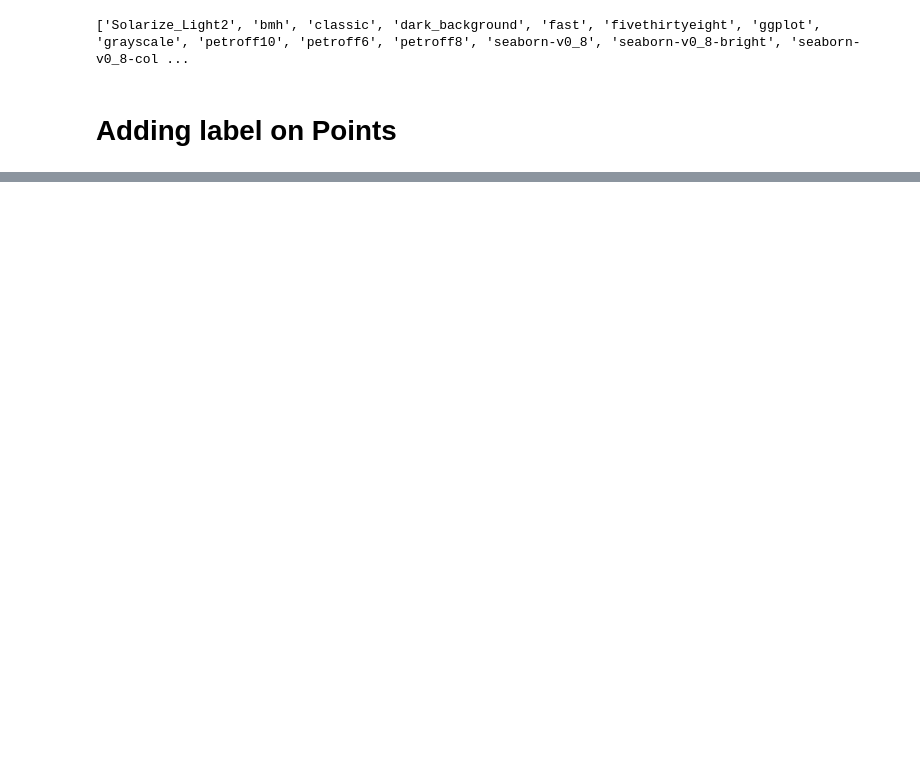
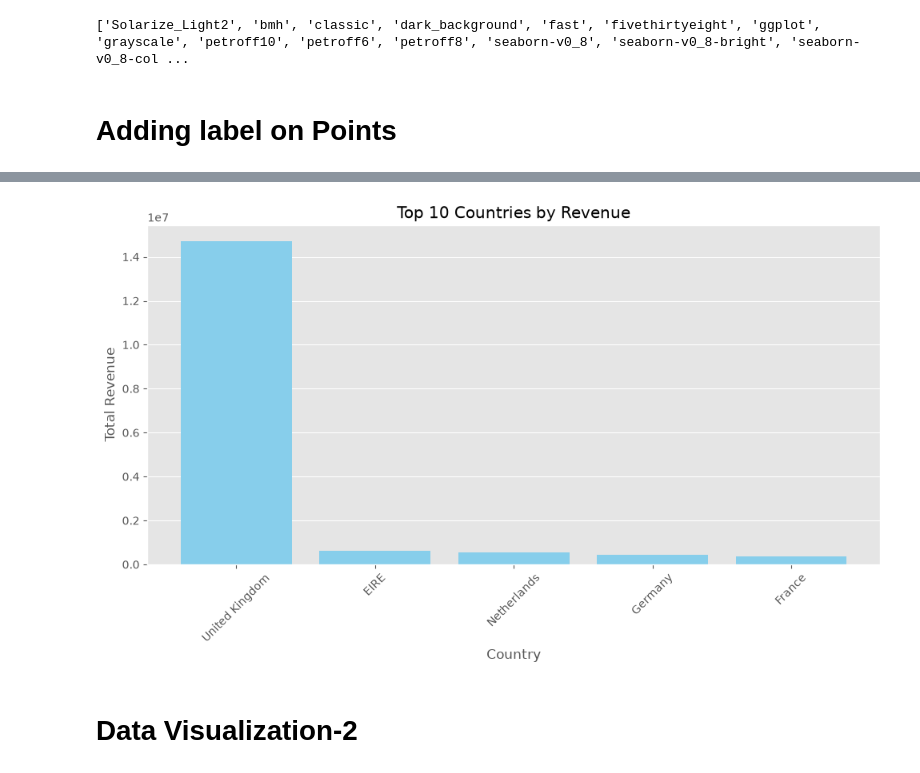
Before and after one commit to Shubham141-Git/Data-Science-Learning, a Jupyter notebook: level_2/Data Visualization/01-03-2026/July-23-2026.ipynb, the cells around one changed output, grey strips where cells are left out. Cells and saved outputs as stored; diff of their text form; code cells hidden in the pictures; blank space fills up the shorter version.

```diff
--- a/level_2/Data Visualization/01-03-2026/July-23-2026.ipynb
+++ b/level_2/Data Visualization/01-03-2026/July-23-2026.ipynb
@@ -493,0 +591,4 @@ plt.show()
+# %%
+CountryRevenue=df_quan.groupby('Country')['Revenue'].sum().sort_values(ascending=False).head()
+
+CountryRevenue
@@ -493,0 +603,24 @@ plt.show()
+# %%
+import numpy as np
+import matplotlib.pyplot as plt
+
+plt.figure(figsize=(10,6))
+#plt.style.use('ggplot') # Used to make fancy
+#Plot -1
+# BAr Graph
+plt.bar(CountryRevenue.index,CountryRevenue.values,color='skyblue')
+
+
+# Customizations
+plt.title("Top 10 Countries by Revenue")
+plt.xlabel("Country")
+plt.ylabel("Total Revenue")
+plt.xticks(rotation=45)
+plt.tight_layout()
+plt.grid(axis='x')
+
+plt.show()
+# %% [output]
+[figure, added]
+# %% [markdown]
+# Data Visualization-2
```
Also changed, not shown: parts of 23 cells of this notebook, 8 other files.
